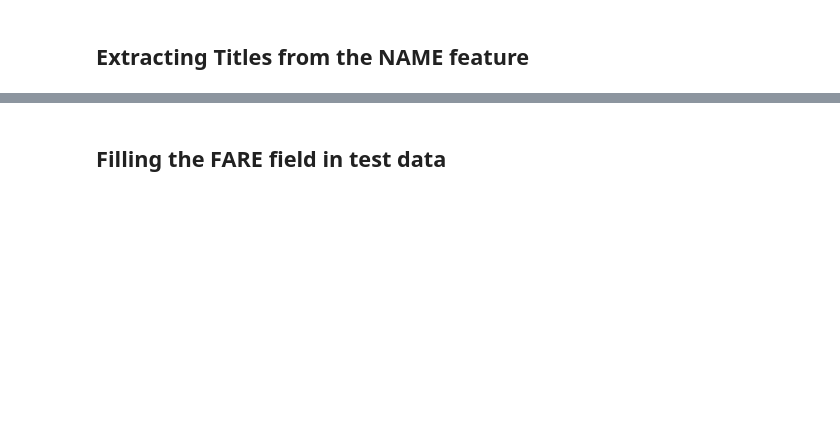
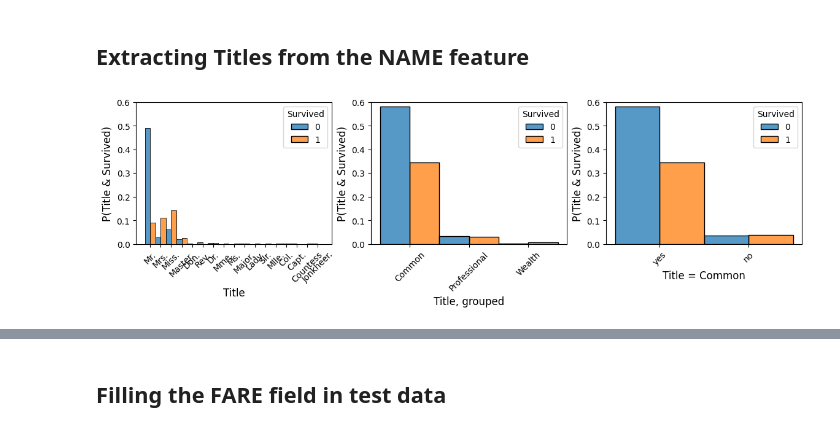
Before and after one commit to JRRobalo/The_Gigantic, a Jupyter notebook: titanic-reloaded.ipynb, the cells around one changed output, grey strips where cells are left out. Saved outputs shown, nothing was run; the diff lists cells and outputs as text; code cells hidden in the pictures; blank space fills up the shorter version.

```diff
--- a/titanic-reloaded.ipynb
+++ b/titanic-reloaded.ipynb
@@ -265,0 +409,23 @@ df_test['Title'] = df_test['Title'].map(titledict)
+# %%
+# PLOT TITLE FEATURES
+fig_ttl = plt.figure(figsize = (14,3))
+gs = plt.GridSpec(1,3)
+# SET GRID POSITIONS FOR PLOTS
+g1 = plt.subplot(gs[0, 0])
+g2 = plt.subplot(gs[0, 1])
+g3 = plt.subplot(gs[0, 2])
+# PLOT TITLE, TITLEGROUP, TITLESIMPLE
+ax_list = ['ax1', 'ax2', 'ax3']
+gpts_list = [g1, g2, g3]
+feat_list = ['Title', 'Titlegroup', 'Titlecommon']
+xlbl_list = ['Title', 'Title, grouped', 'Title = Common']
+ylbl_list = ['P(Title & Survived)', 'P(Title & Survived)', 'P(Title & Survived)']
+for axis, gp, feat, xlabel, ylabel in zip(ax_list, gpts_list, feat_list, xlbl_list, ylbl_list):
+    axis = sns.histplot(ax=gp, data = df_train, x=feat,hue = 'Survived', multiple='dodge', stat='probability')
+    axis.set_xlabel(xlabel, fontsize=12)
+    axis.set_ylabel(ylabel, fontsize=12)
+    axis.tick_params(axis='x', rotation = 45)
+    axis.set_ylim(0,0.6)
+    fig_ttl.show()
+# %% [output]
+[figure, added]
```
Also changed, not shown: parts of 98 cells of this notebook.
